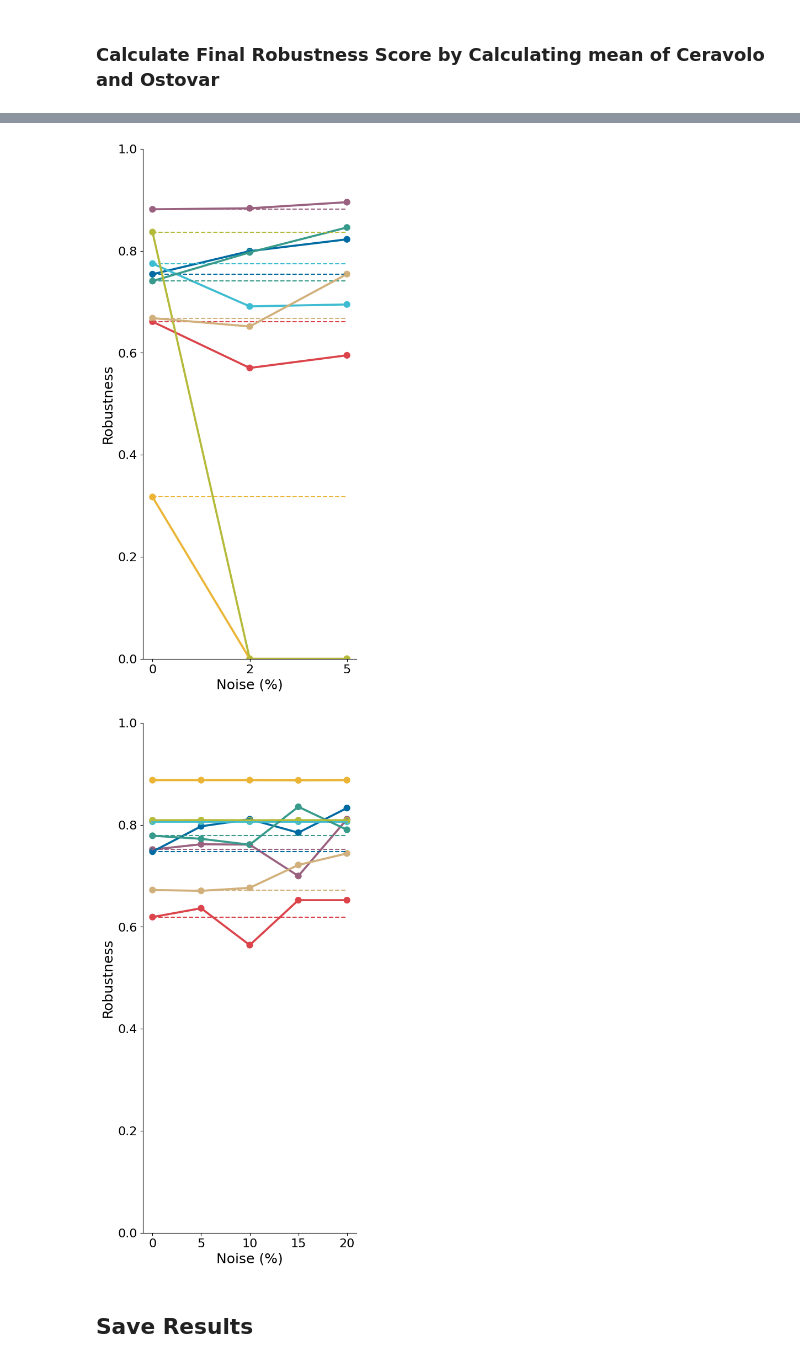
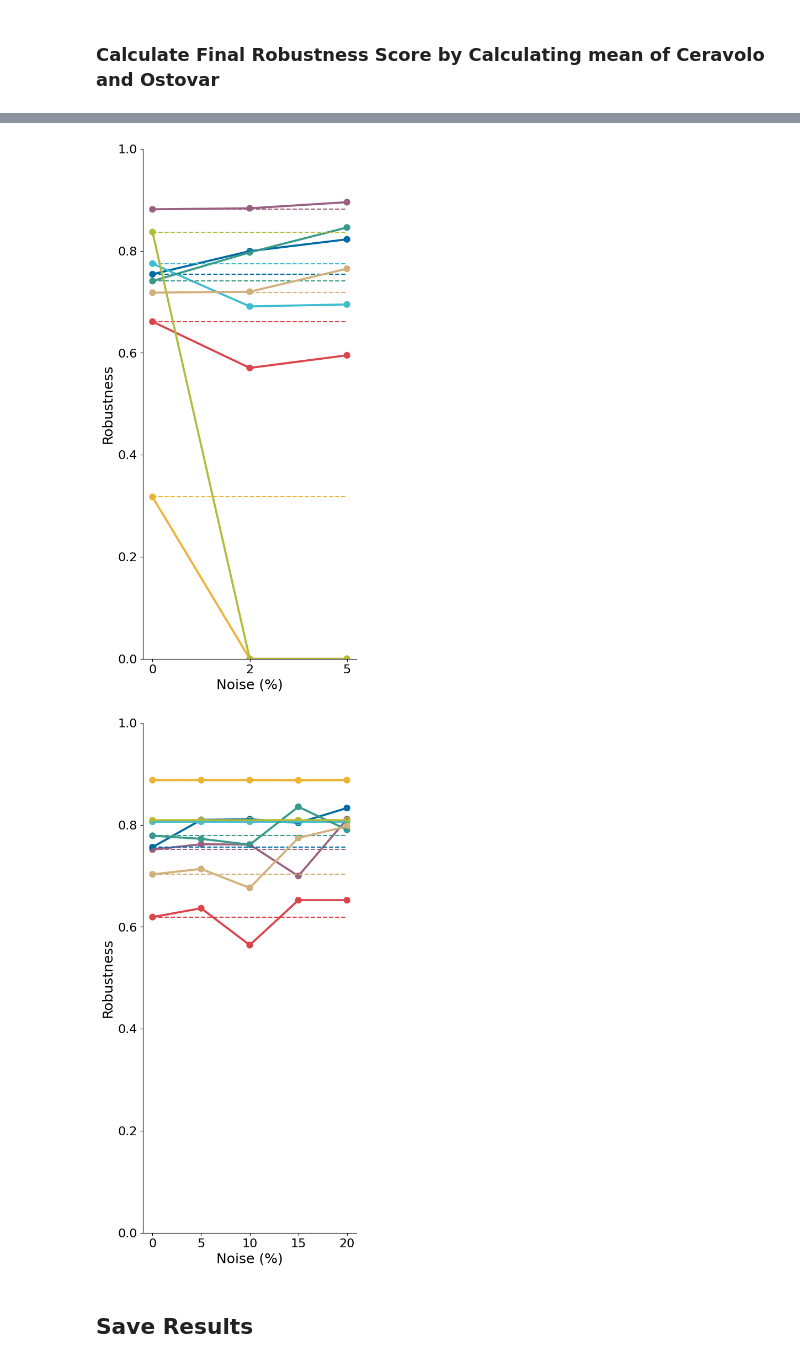
Before and after one commit to cpitsch/cdrift-evaluation, a Jupyter notebook: evaluate_results_ignore_duplicates.ipynb, the cells around one changed output, grey strips where cells are left out. Drawn from its saved outputs; the diff is of its cells as text; code cells hidden in the pictures.

```diff
--- a/evaluate_results_ignore_duplicates.ipynb
+++ b/evaluate_results_ignore_duplicates.ipynb
@@ -16,7 +16,7 @@ from pathlib import Path
 COUNT_DUPLICATE_DETECTIONS = False
 
 LAG_WINDOW = 200
-MIN_SUPPORT = 5 # Minimum support for latency calculation --> a parameter setting must have at least 3 instances where a true positive was detected before it can be deemed the "best parameter setting" for latency calculation
+MIN_SUPPORT = 1 # Minimum support for latency calculation --> a parameter setting must have at least 3 instances where a true positive was detected before it can be deemed the "best parameter setting" for latency calculation
 
 CSV_PATH = "algorithm_results.csv"
 OUT_PATH = "Evaluation_Results_Ignore_Duplicates" if not COUNT_DUPLICATE_DETECTIONS else "Evaluation_Results"
@@ -370,7 +388,7 @@ def calculate_accuracy_metric_df(dataframe, lag_window, verbose=True):
 
     accuracies = dict()
     for name, a_df in dataframe.groupby(by="Algorithm"):
-        computed_precision_dicts[name], computed_recall_dicts[name], computed_accuracy_dicts[name] = calcAccuracy(a_df, used_parameters[name], LAG_WINDOW)
+        computed_precision_dicts[name], computed_recall_dicts[name], computed_accuracy_dicts[name] = calcAccuracy(a_df, used_parameters[name], lag_window)
 
         best_param = max(computed_accuracy_dicts[name],  key=lambda x: computed_accuracy_dicts[name][x])
 
@@ -1037,9 +1064,9 @@ def calc_robustnesses(dataframe, lag_window):
 
     for noise_level, noise_df in dataframe.groupby("Noise Level"):
         # Calculate accuracy over these logs
-        accuracies, _, _, _, _ = calculate_accuracy_metric_df(noise_df, LAG_WINDOW, verbose=False)
-        latencies, _, _, _ = calculate_latency(noise_df, LAG_WINDOW, min_support=MIN_SUPPORT, verbose=False)
-        versatilities, _, _ = calc_versatility(noise_df, LAG_WINDOW, verbose=False)
+        accuracies, _, _, _, _ = calculate_accuracy_metric_df(noise_df, lag_window, verbose=False)
+        latencies, _, _, _ = calculate_latency(noise_df, lag_window, min_support=MIN_SUPPORT, verbose=False)
+        versatilities, _, _ = calc_versatility(noise_df, lag_window, verbose=False)
 
         assert accuracies.keys() == latencies.keys() == versatilities.keys()
 
@@ -1157,11 +1184,11 @@ def plot_robustness(robustness_df, logset:str, color_map):
     fig, axs = plt.subplots(2,4, figsize=(12,6))
     #fig.suptitle(f"Robustness of Approaches for {logset} Logs")
 
-    for idx, name in enumerate(plot_df_robust["Approach"].unique()):
+    for idx, name in enumerate(robustness_df["Approach"].unique()):
         row_offset = idx // 4
         col_offset = idx % 4
         ax = axs[row_offset, col_offset]
-        relevant_df = plot_df_robust[(plot_df_robust["Approach"] == name) & (plot_df_robust["Log Set"] == logset)]
+        relevant_df = robustness_df[(robustness_df["Approach"] == name) & (robustness_df["Log Set"] == logset)]
         sns.pointplot(x="Noise Level", y="Robustness", data=relevant_df, errorbar=None,color= color_map[name], ax=ax)#, title=name)
         ax.set_ylim(0,1)
         ax.set_title(name, size = 16)
@@ -1182,10 +1209,13 @@ def plot_robustness(robustness_df, logset:str, color_map):
 
 if not os.path.exists(f"{OUT_PATH}/Robustness{LAG_WINDOW}"):
     os.makedirs(f"{OUT_PATH}/Robustness{LAG_WINDOW}")
+plt.close()
 
 fig_ostovar, axs_ostovar = plot_robustness(plot_df_robust, "Ostovar", color_map)
 fig_ostovar.savefig(f"{OUT_PATH}/Robustness{LAG_WINDOW}/robustness_ostovar_logs.pdf", bbox_inches="tight", format="pdf")
+plt.show(fig_ostovar)
 
 fig_ceravolo, axs_ceravolo = plot_robustness(plot_df_robust, "Ceravolo", color_map)
 fig_ceravolo.savefig(f"{OUT_PATH}/Robustness{LAG_WINDOW}/robustness_ceravolo_logs.pdf", bbox_inches="tight", format="pdf")
+plt.show(fig_ceravolo)
 # %% [output]
@@ -1194,35 +1224,38 @@ fig_ceravolo.savefig(f"{OUT_PATH}/Robustness{LAG_WINDOW}/robustness_ceravolo_log
 # %%
 def plot_robustness(robustness_df, logset:str, color_map):
 
-    for idx, name in enumerate(plot_df_robust["Approach"].unique()):
-        relevant_df = plot_df_robust[(plot_df_robust["Approach"] == name) & (plot_df_robust["Log Set"] == logset)]
+    for _, name in enumerate(robustness_df["Approach"].unique()):
+        relevant_df = robustness_df[(robustness_df["Approach"] == name) & (robustness_df["Log Set"] == logset)]
         ax = sns.pointplot(x="Noise Level", y="Robustness", data=relevant_df, errorbar=None,color= color_map[name])#, title=name)
         ax.set_ylim(0,1)
         ax.figure.set_size_inches(5, 12)
         #ax.set_title(logset+" Logs with Different Noise Levels", size = 18)
         ax.set_xlabel("Noise (%)")
         ax.spines.right.set_visible(False)
         ax.spines.top.set_visible(False)
         ax.tick_params(labelsize=16)
         ax.set_xlabel(ax.get_xlabel(), size = 18)
         ax.set_ylabel(ax.get_ylabel(), size = 18)
         robustness_of_zero_noise = min(zip(relevant_df["Noise Level"], relevant_df["Robustness"]), key=lambda x: x[0])[1]
         if np.isnan(robustness_of_zero_noise):
             robustness_of_zero_noise = 0
         # plt.axhline(y=robustness_of_zero_noise, color='r', linestyle='-', ax=ax)
         ax.hlines(robustness_of_zero_noise, color=color_map[name], linestyle='dashed', xmin=0, xmax=len(relevant_df["Noise Level"].unique())-1)
     return fig
-if not os.path.exists(f"{OUT_PATH}/Robustness"):
-    os.makedirs(f"{OUT_PATH}/Robustness")
+
+if not os.path.exists(f"{OUT_PATH}/Robustness{LAG_WINDOW}"):
+    os.makedirs(f"{OUT_PATH}/Robustness{LAG_WINDOW}")
 
 fig_ostovar = plot_robustness(plot_df_robust, "Ostovar", color_map)
 fig_ostovar.savefig(f"{OUT_PATH}/Robustness{LAG_WINDOW}/robustness_ostovar_logs.pdf", bbox_inches="tight", format="pdf")
-plt.show()
+plt.show(fig_ostovar)
+
 fig_ceravolo = plot_robustness(plot_df_robust, "Ceravolo", color_map)
 fig_ceravolo.savefig(f"{OUT_PATH}/Robustness{LAG_WINDOW}/robustness_ceravolo_logs.pdf", bbox_inches="tight", format="pdf")
+plt.show(fig_ceravolo)
 # %% [output]
-[figure, old version]
+[figure, new version]
-[figure, old version]
+[figure, new version]
 # %% [markdown]
 ## Save Results
 # %%
```
Also changed, not shown: parts of 16 cells of this notebook, 43 other files.
